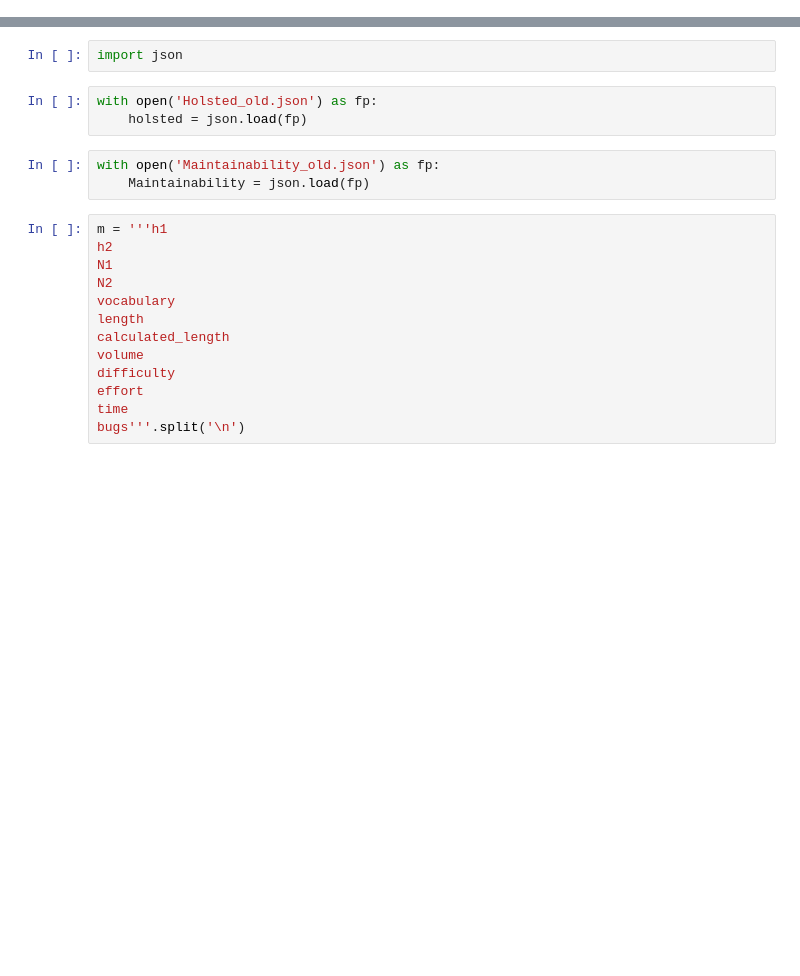
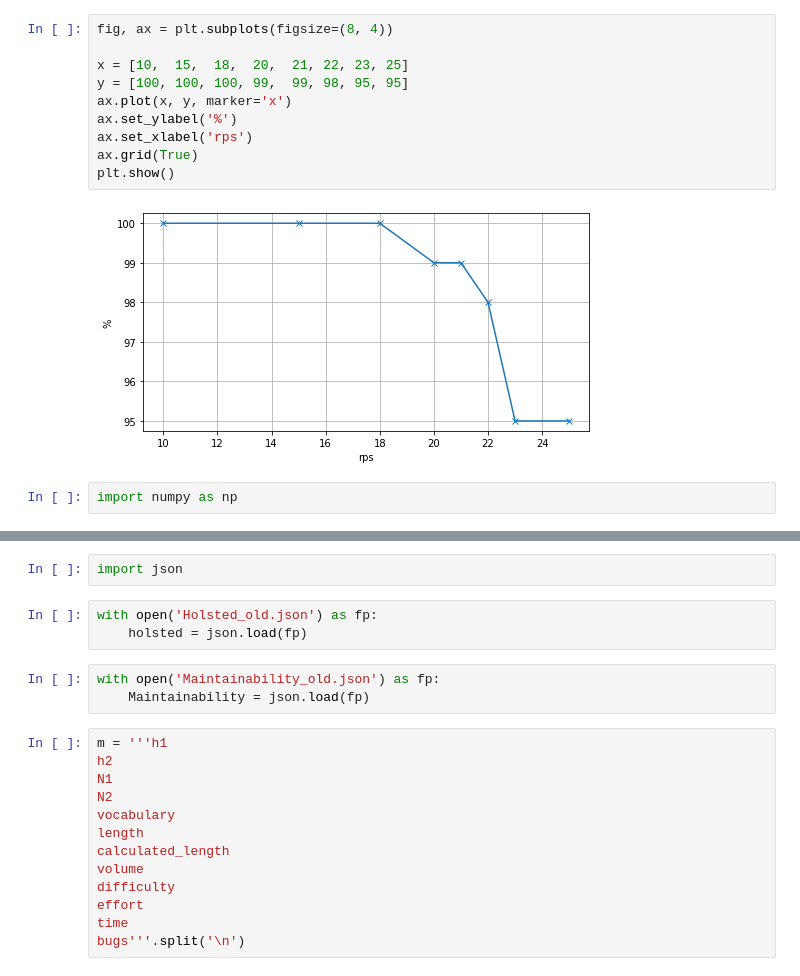
Before and after one commit to plushchaynikolay/susudiploma, a Jupyter notebook: scripts/Untitled.ipynb, the cells around one changed output, grey strips where cells are left out. Cells and saved outputs as stored; diff of their text form; blank space fills up the shorter version.

```diff
--- a/scripts/Untitled.ipynb
+++ b/scripts/Untitled.ipynb
@@ -0,0 +42,14 @@
+# %%
+fig, ax = plt.subplots(figsize=(8, 4))
+
+x = [10,  15,  18,  20,  21, 22, 23, 25]
+y = [100, 100, 100, 99,  99, 98, 95, 95]
+ax.plot(x, y, marker='x')
+ax.set_ylabel('%')
+ax.set_xlabel('rps')
+ax.grid(True)
+plt.show()
+# %% [output]
+[figure, added]
+# %%
+import numpy as np
```
Also changed, not shown: parts of 7 cells of this notebook, 3 other files.
